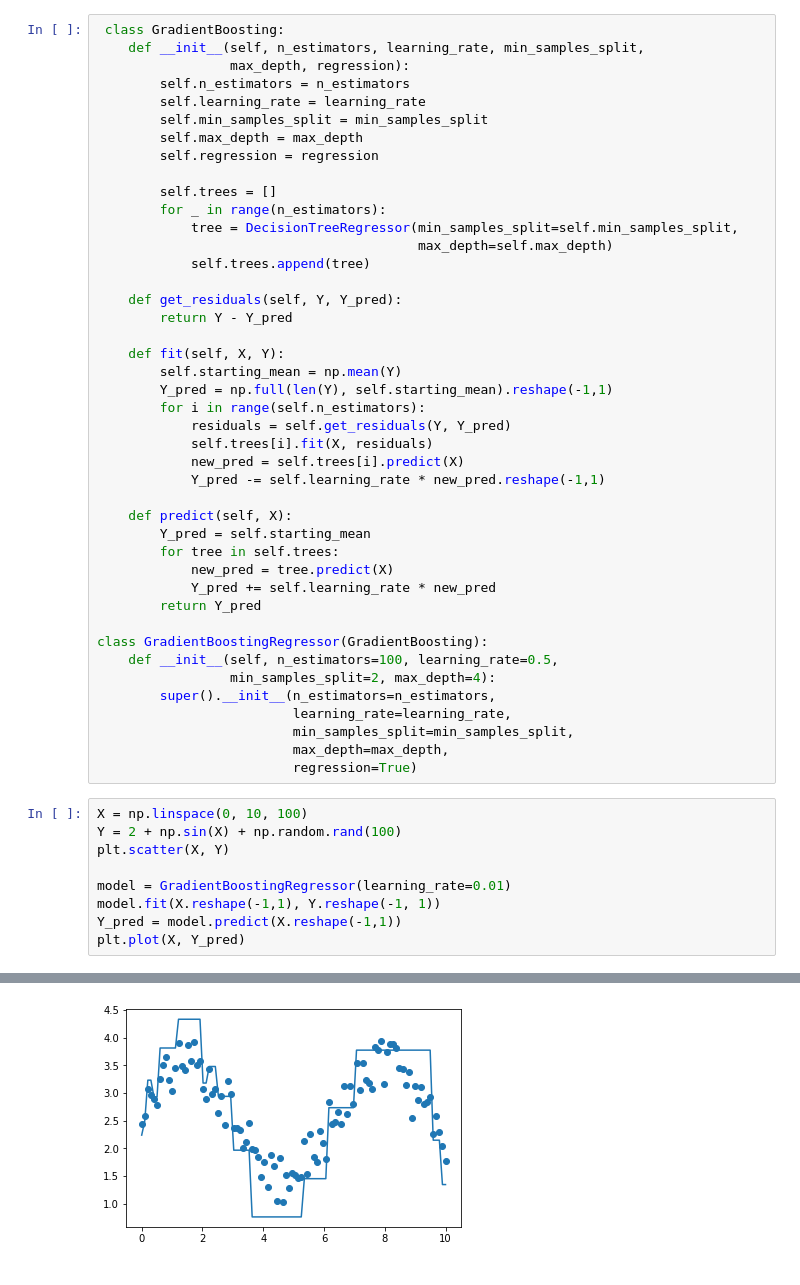
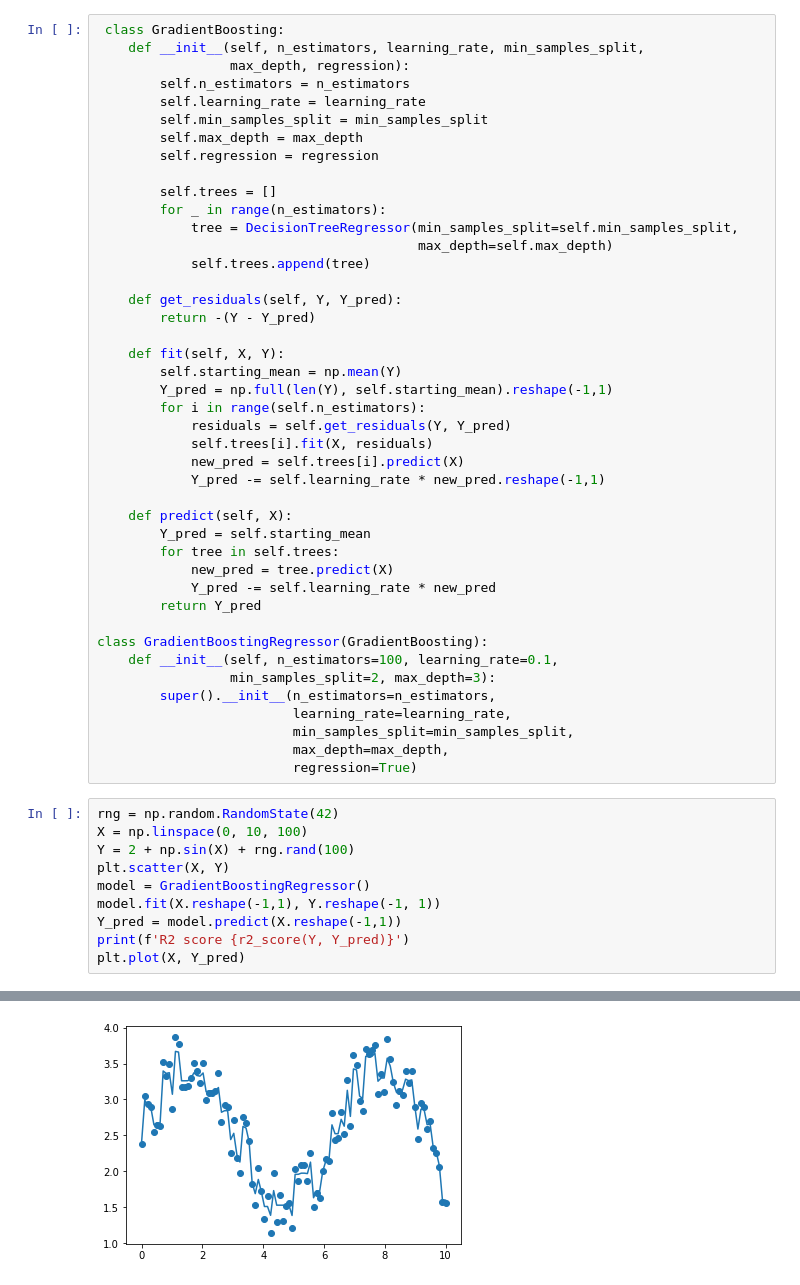
Before and after one commit to Bounty1993/ML-Algorithms-From-Scratch, a Jupyter notebook: boosting/gradient_boosting.ipynb, the cells around one changed output, grey strips where cells are left out. Saved outputs shown, nothing was run; the diff lists cells and outputs as text.

```diff
--- a/boosting/gradient_boosting.ipynb
+++ b/boosting/gradient_boosting.ipynb
@@ -19,7 +20,7 @@ import matplotlib.pyplot as plt
             self.trees.append(tree)
 
     def get_residuals(self, Y, Y_pred):
-        return Y - Y_pred
+        return -(Y - Y_pred)
 
     def fit(self, X, Y):
         self.starting_mean = np.mean(Y)
@@ -34,24 +35,25 @@ import matplotlib.pyplot as plt
         Y_pred = self.starting_mean
         for tree in self.trees:
             new_pred = tree.predict(X)
-            Y_pred += self.learning_rate * new_pred
+            Y_pred -= self.learning_rate * new_pred
         return Y_pred
 
 class GradientBoostingRegressor(GradientBoosting):
-    def __init__(self, n_estimators=100, learning_rate=0.5,
-                 min_samples_split=2, max_depth=4):
+    def __init__(self, n_estimators=100, learning_rate=0.1,
+                 min_samples_split=2, max_depth=3):
         super().__init__(n_estimators=n_estimators,
                          learning_rate=learning_rate,
                          min_samples_split=min_samples_split,
                          max_depth=max_depth,
                          regression=True)
 # %%
+rng = np.random.RandomState(42)
 X = np.linspace(0, 10, 100)
-Y = 2 + np.sin(X) + np.random.rand(100)
+Y = 2 + np.sin(X) + rng.rand(100)
 plt.scatter(X, Y)
-
-model = GradientBoostingRegressor(learning_rate=0.01)
+model = GradientBoostingRegressor()
 model.fit(X.reshape(-1,1), Y.reshape(-1, 1))
 Y_pred = model.predict(X.reshape(-1,1))
+print(f'R2 score {r2_score(Y, Y_pred)}')
 plt.plot(X, Y_pred)
 # %% [output]
@@ -59 +62 @@ plt.plot(X, Y_pred)
-[figure, old version]
+[figure, new version]
```
Also changed, not shown: parts of 3 cells of this notebook, 1 other file.
